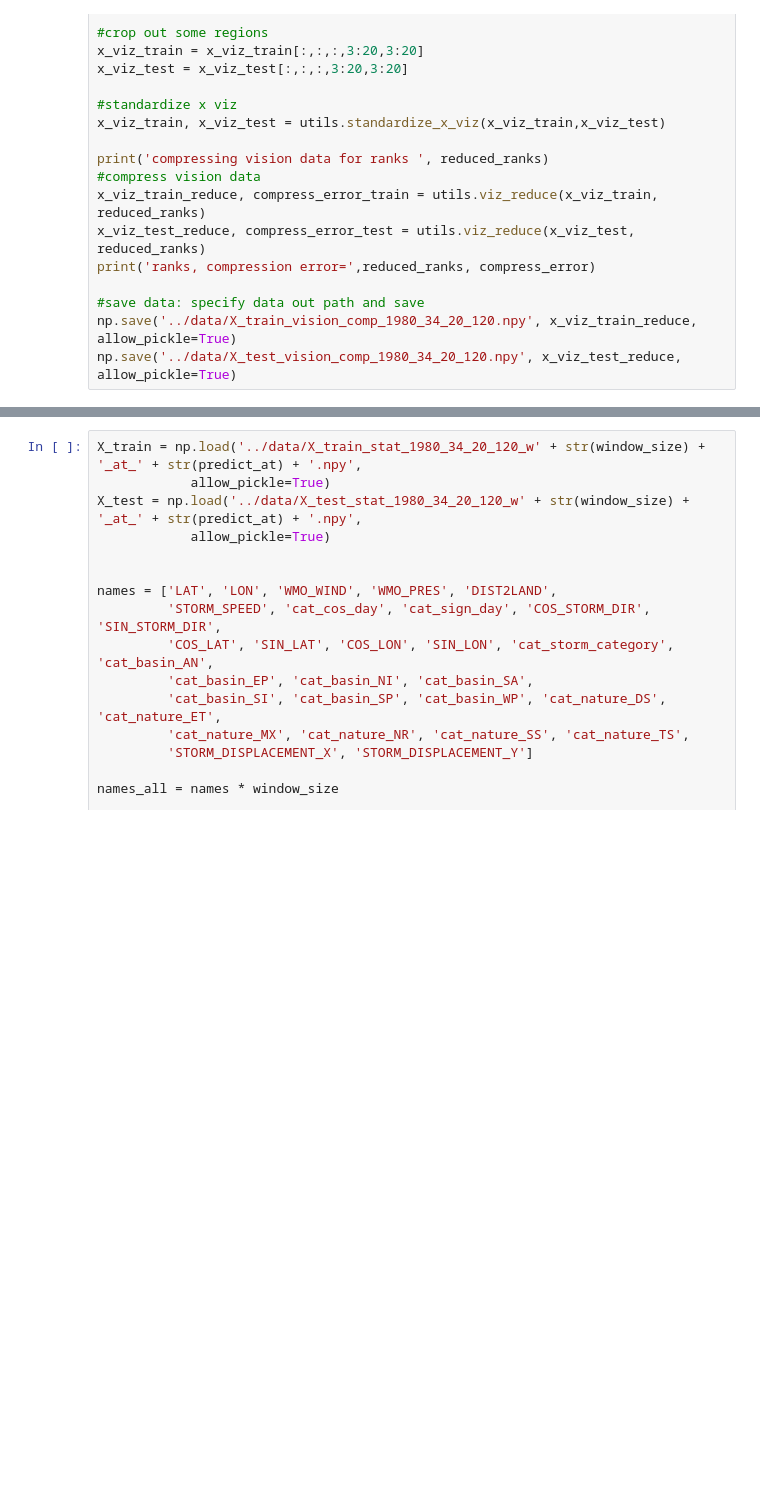
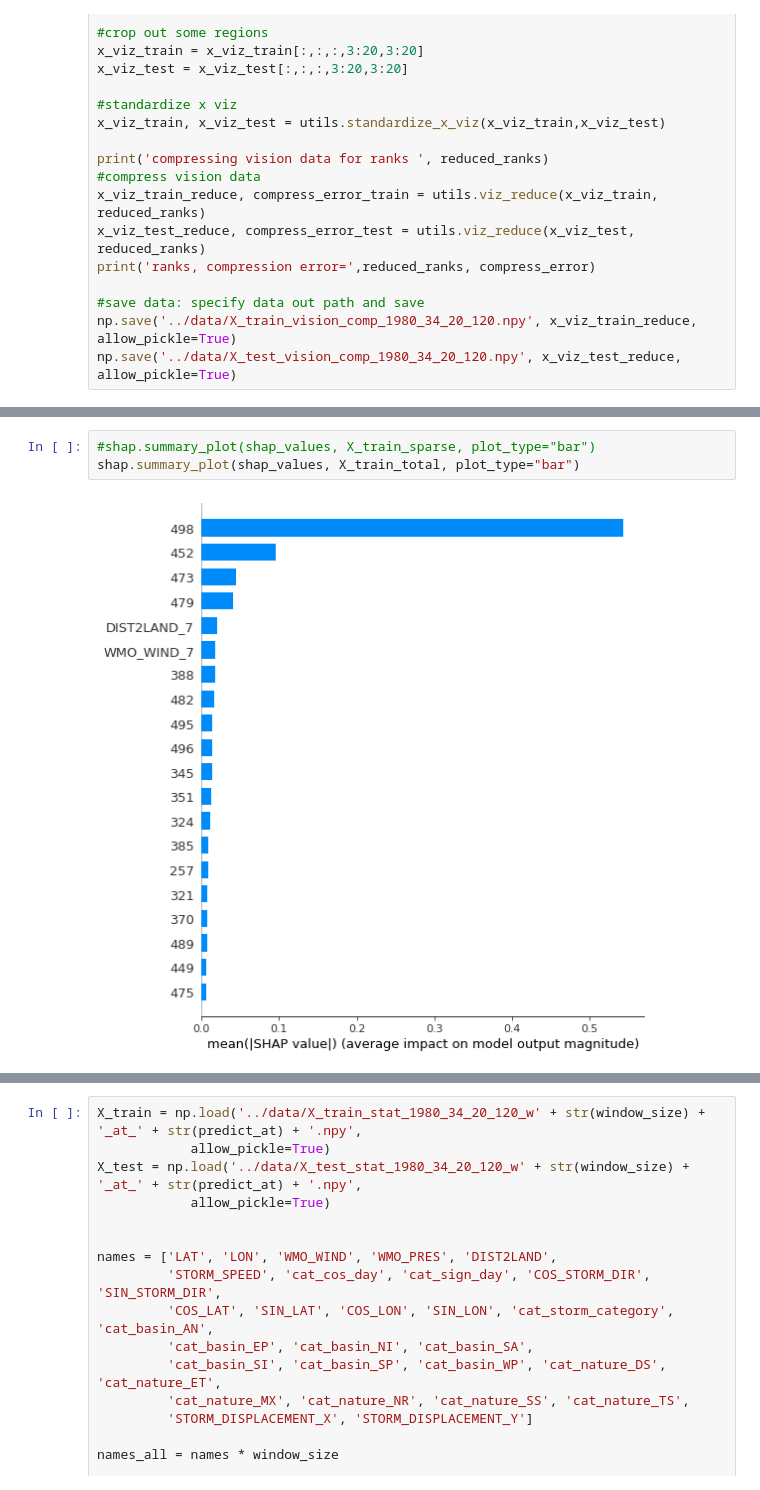
Before and after one commit to leobix/hurricast, a Jupyter notebook: notebooks/tune_xgb_tensor.ipynb, the cells around one changed output, grey strips where cells are left out. Drawn from its saved outputs; the diff is of its cells as text; blank space fills up the shorter version.

```diff
--- a/notebooks/tune_xgb_tensor.ipynb
+++ b/notebooks/tune_xgb_tensor.ipynb
@@ -118,0 +149,5 @@ xgb2.save_raw = myfun
+# %%
+#shap.summary_plot(shap_values, X_train_sparse, plot_type="bar")
+shap.summary_plot(shap_values, X_train_total, plot_type="bar")
+# %% [output]
+[figure, added]
```
Also changed, not shown: parts of 20 cells of this notebook.
